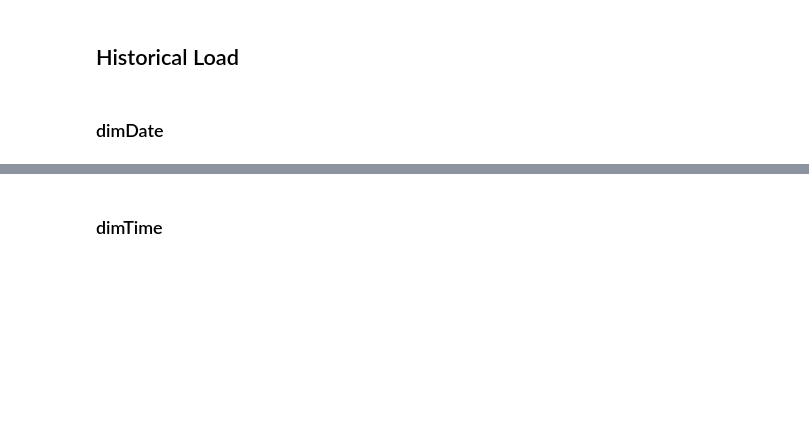
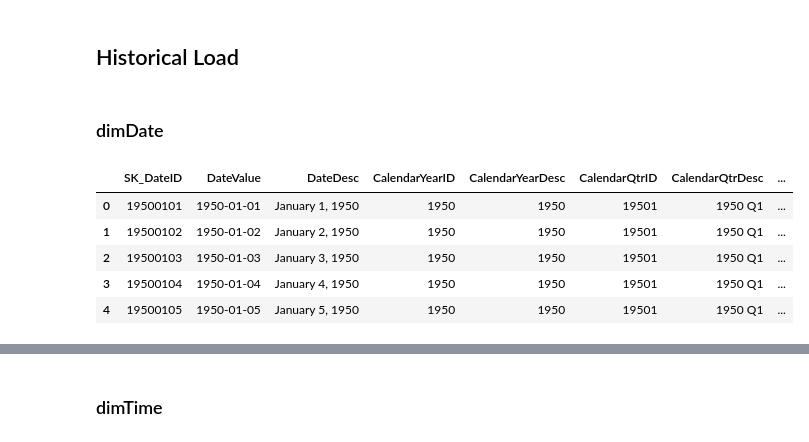
Before and after one commit to QasimKhan5x/TPC-DI, a Jupyter notebook: scripts/etl.ipynb, the cells around one changed output, grey strips where cells are left out. Drawn from its saved outputs; the diff is of its cells as text; code cells hidden in the pictures; blank space fills up the shorter version.

```diff
--- a/scripts/etl.ipynb
+++ b/scripts/etl.ipynb
@@ -31,25 +38,32 @@ DATA_DIR = "..\\data\\sf5\\Batch1\\"
 ### dimDate
 # %%
 date_df = pd.read_csv(
-    r"..\data\sf5\Batch1\Date.txt",
+    DATA_DIR + "Date.txt",
     sep="|",
     header=None,
     names=[
         "SK_DateID", "DateValue", "DateDesc", "CalendarYearID", "CalendarYearDesc",
         "CalendarQtrID", "CalendarQtrDesc", "CalendarMonthID", "CalendarMonthDesc",
         "CalendarWeekID", "CalendarWeekDesc", "DayOfWeekNum", "DayOfWeekDesc",
         "FiscalYearID", "FiscalYearDesc", "FiscalQtrID", "FiscalQtrDesc", "HolidayFlag"
     ],
     parse_dates=["DateValue"],
     dtype={
         "SK_DateID": "uint32", "DateDesc": "str", "CalendarYearID": "uint16", "CalendarYearDesc": "str",
         "CalendarQtrID": "uint16", "CalendarQtrDesc": "str", "CalendarMonthID": "uint32", "CalendarMonthDesc": "str",
         "CalendarWeekID": "uint32", "CalendarWeekDesc": "str", "DayOfWeekNum": "uint8", "DayOfWeekDesc": "str",
         "FiscalYearID": "uint16", "FiscalYearDesc": "str", "FiscalQtrID": "uint16", "FiscalQtrDesc": "str",
         "HolidayFlag": "bool"
     }
 )
 date_df.head()
+# %% [output]
+|  | SK_DateID | DateValue | DateDesc | CalendarYearID | CalendarYearDesc | CalendarQtrID | CalendarQtrDesc | ... |
+| 0 | 19500101 | 1950-01-01 | January 1, 1950 | 1950 | 1950 | 19501 | 1950 Q1 | ... |
+| 1 | 19500102 | 1950-01-02 | January 2, 1950 | 1950 | 1950 | 19501 | 1950 Q1 | ... |
+| 2 | 19500103 | 1950-01-03 | January 3, 1950 | 1950 | 1950 | 19501 | 1950 Q1 | ... |
+| 3 | 19500104 | 1950-01-04 | January 4, 1950 | 1950 | 1950 | 19501 | 1950 Q1 | ... |
+| 4 | 19500105 | 1950-01-05 | January 5, 1950 | 1950 | 1950 | 19501 | 1950 Q1 | ... |
 # %%
 dtypes = {
     "SK_DateID": sqlalchemy.types.BigInteger,
```
Also changed, not shown: parts of 228 cells of this notebook, 4 other files.
